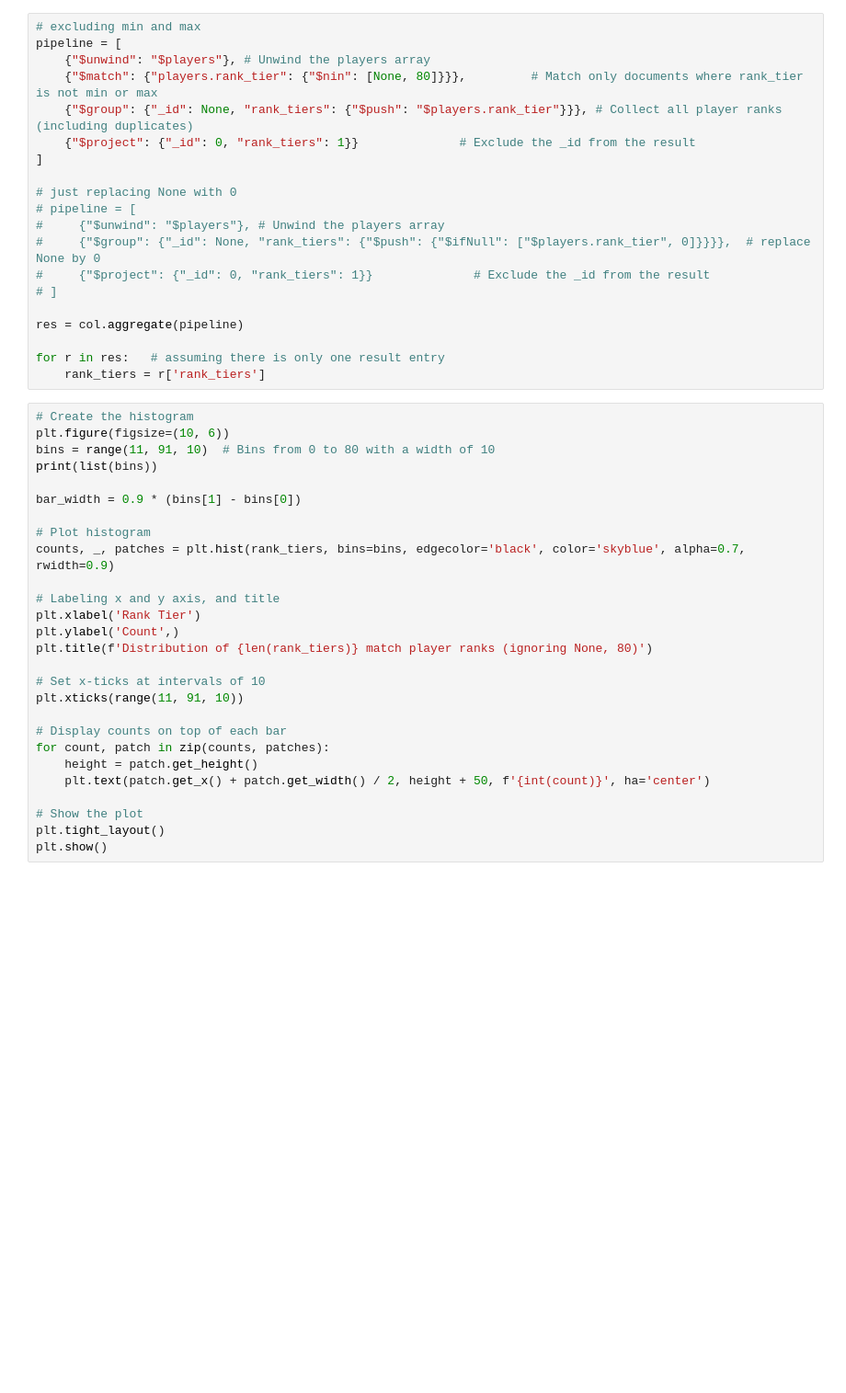
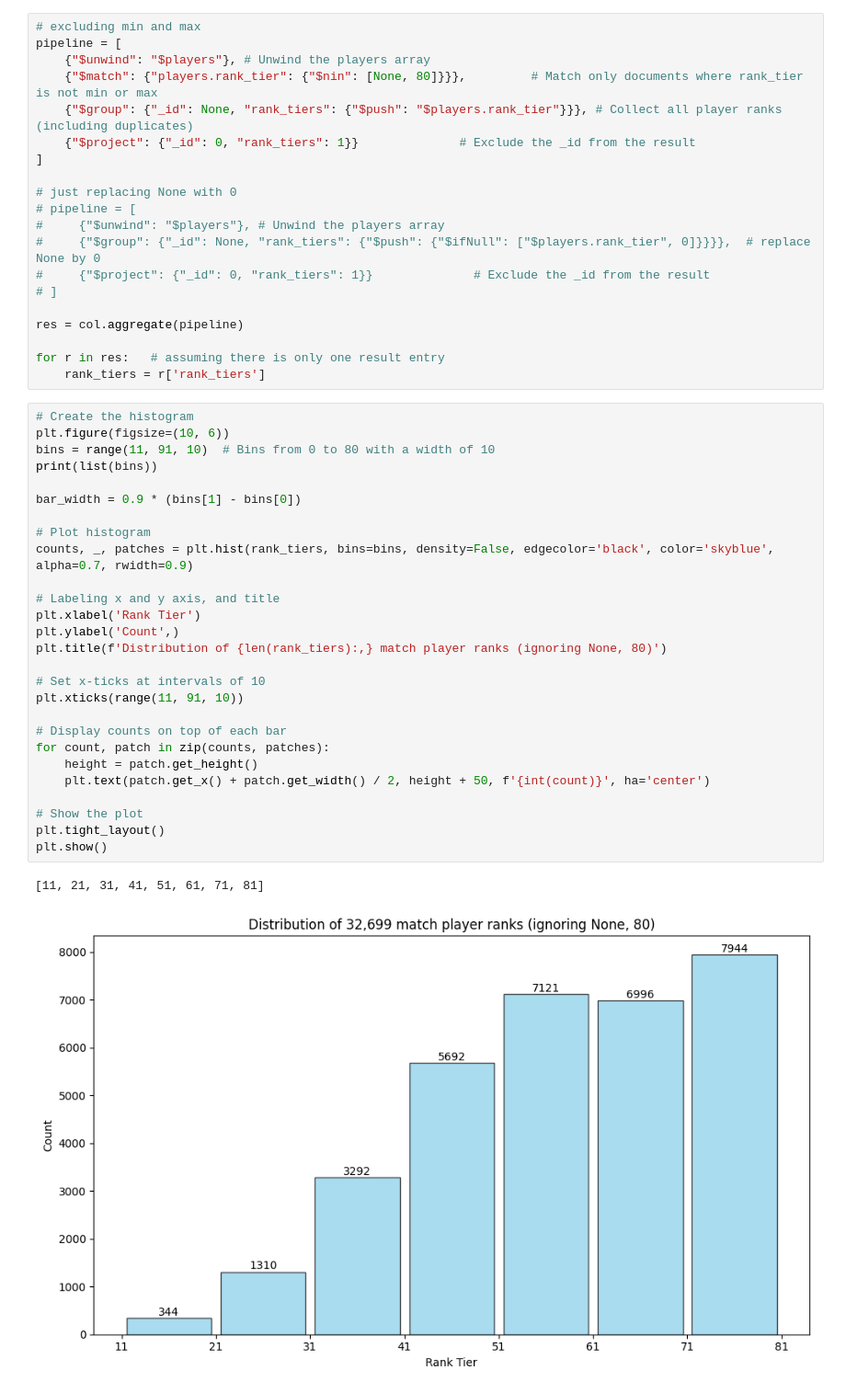
Before and after one commit to batukav/mmr-predictor, a Jupyter notebook: src/mongo_match_eda.ipynb, the cells around one changed output. Shown at 92% size. Cells and saved outputs as stored; diff of their text form; blank space fills up the shorter version.

```diff
--- a/src/mongo_match_eda.ipynb
+++ b/src/mongo_match_eda.ipynb
@@ -264,28 +262,31 @@ for r in res:   # assuming there is only one result entry
 # %%
 # Create the histogram
 plt.figure(figsize=(10, 6))
 bins = range(11, 91, 10)  # Bins from 0 to 80 with a width of 10
 print(list(bins))
 
 bar_width = 0.9 * (bins[1] - bins[0])
 
 # Plot histogram
-counts, _, patches = plt.hist(rank_tiers, bins=bins, edgecolor='black', color='skyblue', alpha=0.7, rwidth=0.9)
+counts, _, patches = plt.hist(rank_tiers, bins=bins, density=False, edgecolor='black', color='skyblue', alpha=0.7, rwidth=0.9)
 
 # Labeling x and y axis, and title
 plt.xlabel('Rank Tier')
 plt.ylabel('Count',)
-plt.title(f'Distribution of {len(rank_tiers)} match player ranks (ignoring None, 80)')
+plt.title(f'Distribution of {len(rank_tiers):,} match player ranks (ignoring None, 80)')
 
 # Set x-ticks at intervals of 10
 plt.xticks(range(11, 91, 10))
 
 # Display counts on top of each bar
 for count, patch in zip(counts, patches):
     height = patch.get_height()
     plt.text(patch.get_x() + patch.get_width() / 2, height + 50, f'{int(count)}', ha='center')
 
 # Show the plot
 plt.tight_layout()
 plt.show()
+# %% [output]
+[11, 21, 31, 41, 51, 61, 71, 81]
+[figure, added]
 # %% [markdown]
```
Also changed, not shown: parts of 24 cells of this notebook, 1 other file.
